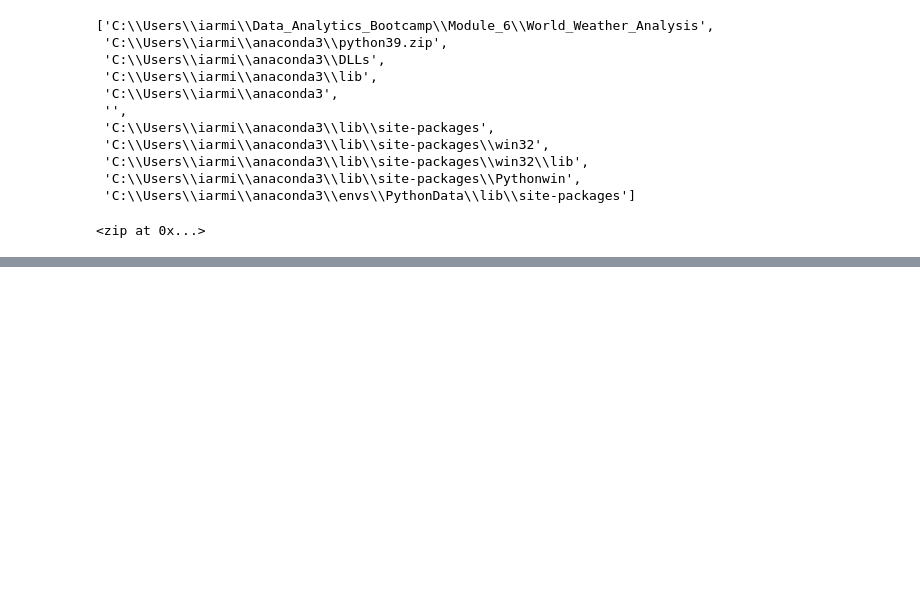
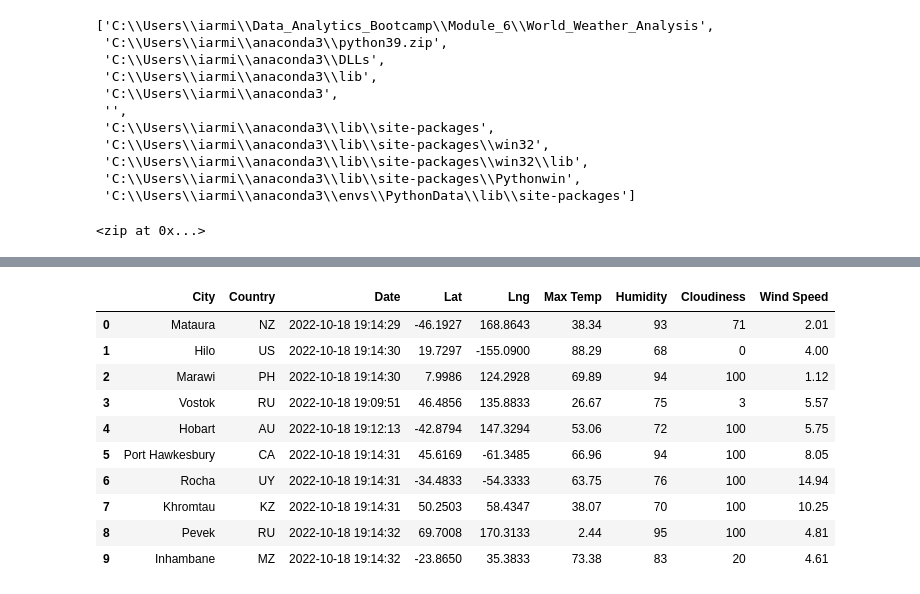
Before and after one commit to IsaiahArmistad/World_Weather_Analysis, a Jupyter notebook: WeatherPy.ipynb, the cells around one changed output, grey strips where cells are left out. Drawn from its saved outputs; the diff is of its cells as text; code cells hidden in the pictures; blank space fills up the shorter version.

```diff
--- a/WeatherPy.ipynb
+++ b/WeatherPy.ipynb
@@ -70,0 +75,9 @@ len(cities)
+# %%
+# Import the requests library
+import requests
+
+# Import the API key
+from config import weather_api_key
+
+# Starting URL for Weather Map API Call.
+url = "http://api.openweathermap.org/data/2.5/weather?units=Imperial&APPID=" + weather_api_key
@@ -70,0 +164,16 @@ len(cities)
+# %%
+# Convert the array of dictionaries to a Pandas DataFrame.
+city_data_df = pd.DataFrame(city_data)
+city_data_df.head(10)
+# %% [output]
+|  | City | Country | Date | Lat | Lng | Max Temp | Humidity | Cloudiness | Wind Speed |
+| 0 | Mataura | NZ | 2022-10-18 19:14:29 | -46.1927 | 168.8643 | 38.34 | 93 | 71 | 2.01 |
+| 1 | Hilo | US | 2022-10-18 19:14:30 | 19.7297 | -155.0900 | 88.29 | 68 | 0 | 4.00 |
+| 2 | Marawi | PH | 2022-10-18 19:14:30 | 7.9986 | 124.2928 | 69.89 | 94 | 100 | 1.12 |
+| 3 | Vostok | RU | 2022-10-18 19:09:51 | 46.4856 | 135.8833 | 26.67 | 75 | 3 | 5.57 |
+| 4 | Hobart | AU | 2022-10-18 19:12:13 | -42.8794 | 147.3294 | 53.06 | 72 | 100 | 5.75 |
+| 5 | Port Hawkesbury | CA | 2022-10-18 19:14:31 | 45.6169 | -61.3485 | 66.96 | 94 | 100 | 8.05 |
+| 6 | Rocha | UY | 2022-10-18 19:14:31 | -34.4833 | -54.3333 | 63.75 | 76 | 100 | 14.94 |
+| 7 | Khromtau | KZ | 2022-10-18 19:14:31 | 50.2503 | 58.4347 | 38.07 | 70 | 100 | 10.25 |
+| 8 | Pevek | RU | 2022-10-18 19:14:32 | 69.7008 | 170.3133 | 2.44 | 95 | 100 | 4.81 |
+| 9 | Inhambane | MZ | 2022-10-18 19:14:32 | -23.8650 | 35.3833 | 73.38 | 83 | 20 | 4.61 |
```
Also changed, not shown: parts of 6 cells of this notebook, 3 other files.
